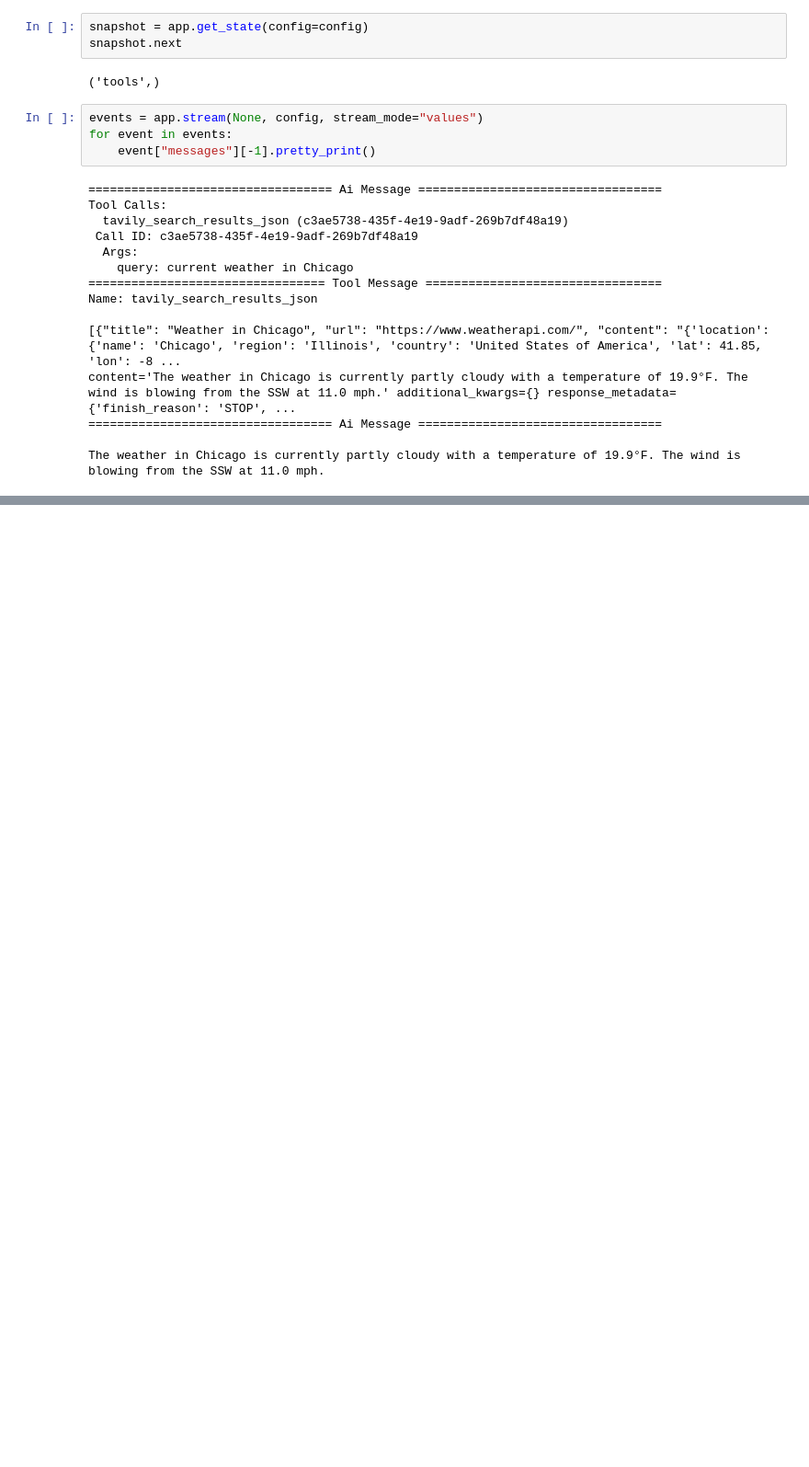
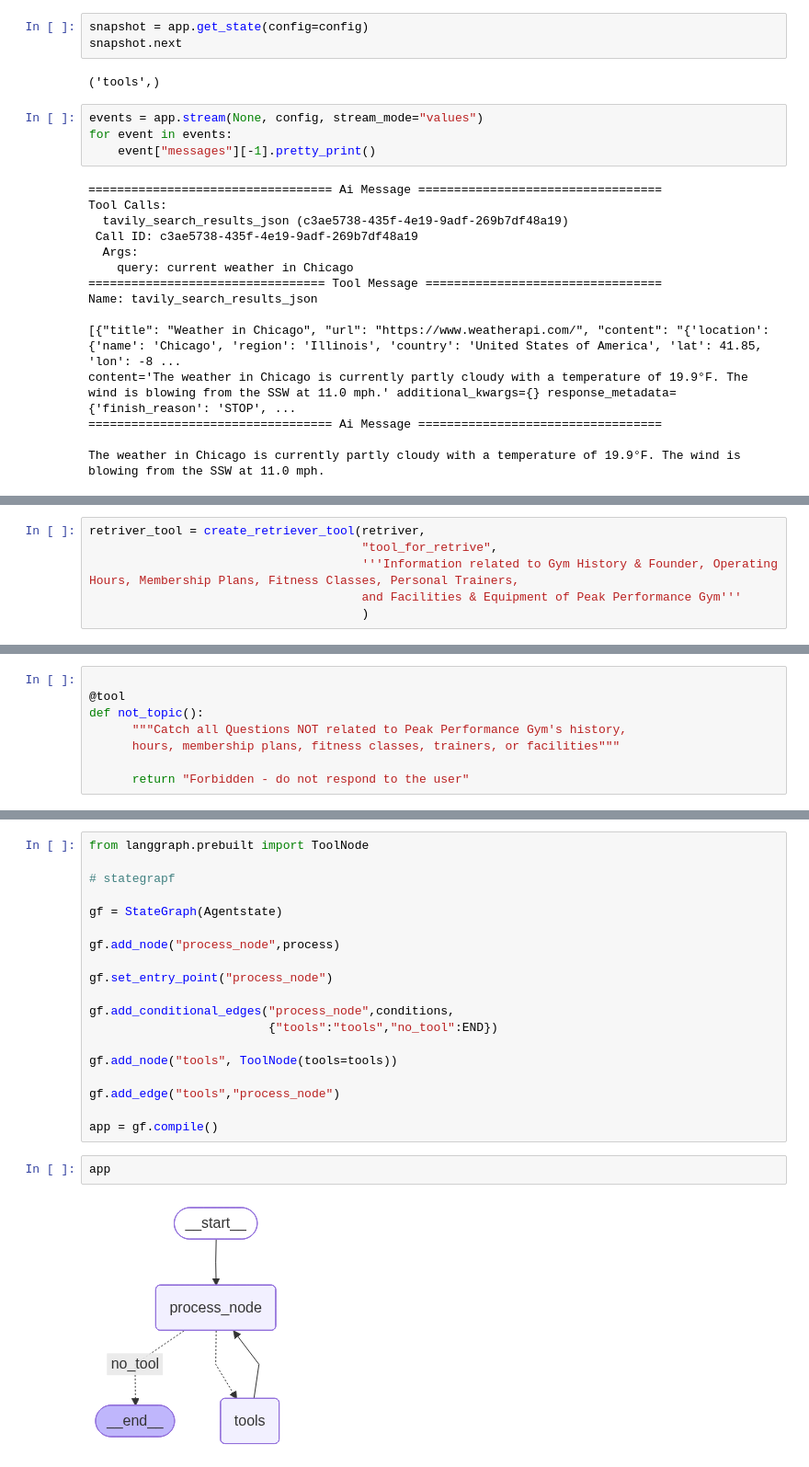
Before and after one commit to mahikshith/Langgraph, a Jupyter notebook: Advanced_agents.ipynb, the cells around one changed output, grey strips where cells are left out. Shown: that part at 92% size. Saved outputs shown, nothing was run; the diff lists cells and outputs as text; blank space fills up the shorter version.

```diff
--- a/Advanced_agents.ipynb
+++ b/Advanced_agents.ipynb
@@ -1028,0 +1358,6 @@ The weather in Chicago is currently partly cloudy with a temperature of 19.9°F.
+# %%
+retriver_tool = create_retriever_tool(retriver,
+                                      "tool_for_retrive",
+                                      '''Information related to Gym History & Founder, Operating Hours, Membership Plans, Fitness Classes, Personal Trainers,
+                                      and Facilities & Equipment of Peak Performance Gym'''
+                                      )
@@ -1028,0 +1366,8 @@ The weather in Chicago is currently partly cloudy with a temperature of 19.9°F.
+# %%
+
+@tool
+def not_topic():
+      """Catch all Questions NOT related to Peak Performance Gym's history,
+      hours, membership plans, fitness classes, trainers, or facilities"""
+
+      return "Forbidden - do not respond to the user"
@@ -1028,0 +1407,23 @@ The weather in Chicago is currently partly cloudy with a temperature of 19.9°F.
+# %%
+from langgraph.prebuilt import ToolNode
+
+# stategrapf
+
+gf = StateGraph(Agentstate)
+
+gf.add_node("process_node",process)
+
+gf.set_entry_point("process_node")
+
+gf.add_conditional_edges("process_node",conditions,
+                         {"tools":"tools","no_tool":END})
+
+gf.add_node("tools", ToolNode(tools=tools))
+
+gf.add_edge("tools","process_node")
+
+app = gf.compile()
+# %%
+app
+# %% [output]
+[figure, added]
```
Also changed, not shown: parts of 38 cells of this notebook.
